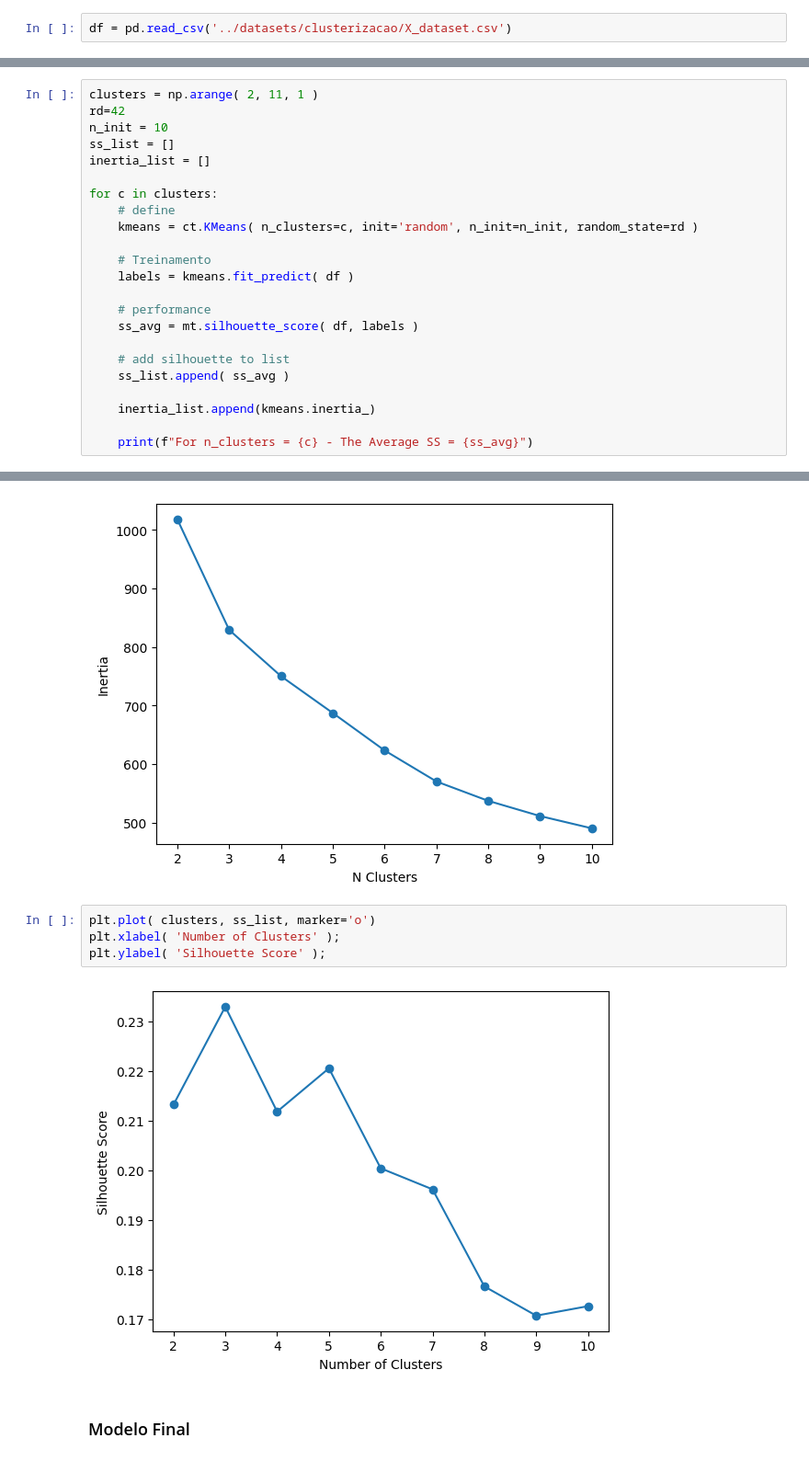
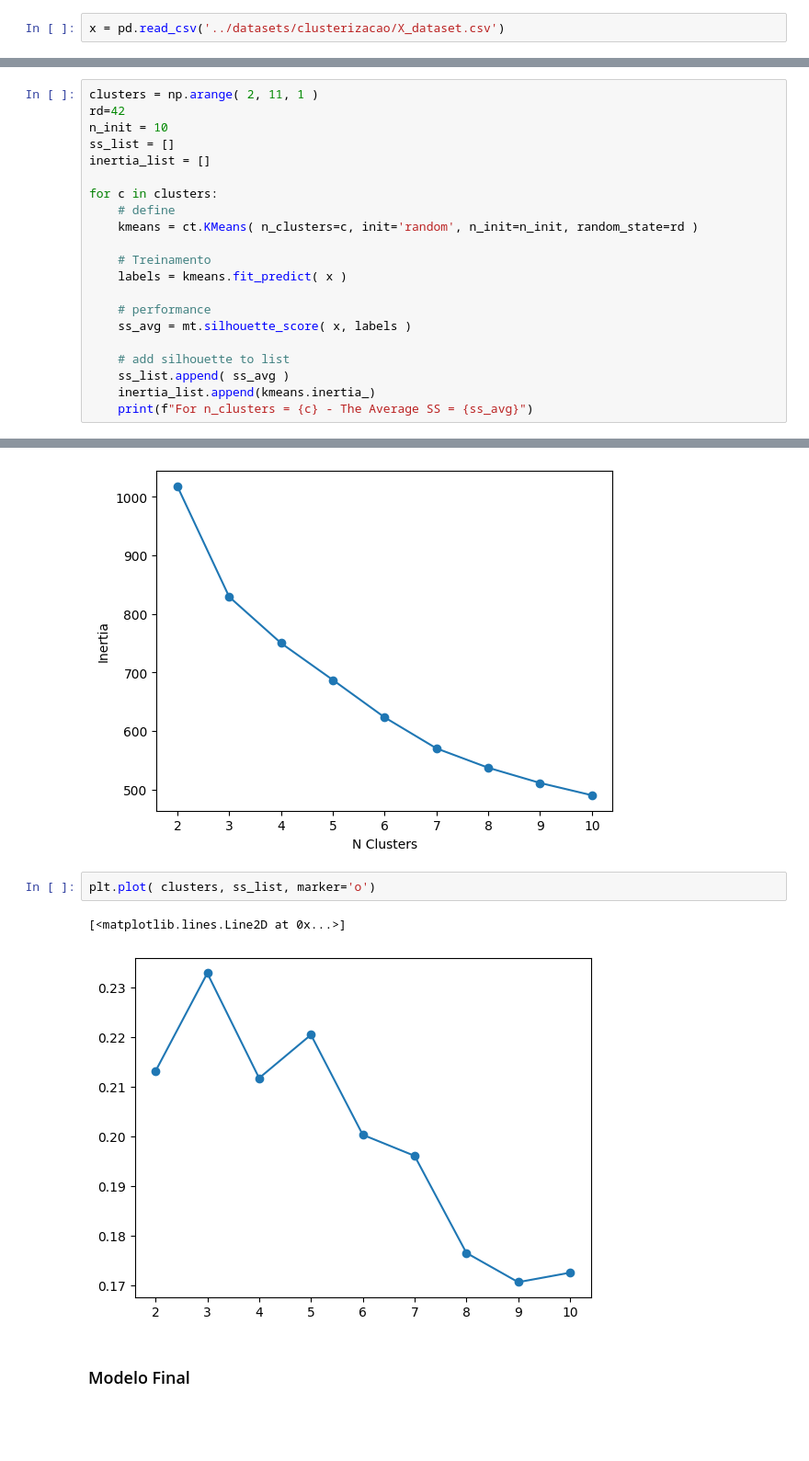
Before and after one commit to alexandrerss/data_money, a Jupyter notebook: clusterizacao/kmeans.ipynb, the cells around one changed output, grey strips where cells are left out. Shown at 92% size. Saved outputs shown, nothing was run; the diff lists cells and outputs as text; blank space fills up the shorter version.

Commit message:
Atualização Readme e Alg de Clusterização

```diff
--- a/clusterizacao/kmeans.ipynb
+++ b/clusterizacao/kmeans.ipynb
@@ -15,7 +15,7 @@ warnings.filterwarnings("ignore")
 # %% [markdown]
 ### Importar bases de dados
 # %%
-df = pd.read_csv('../datasets/clusterizacao/X_dataset.csv')
+x = pd.read_csv('../datasets/clusterizacao/X_dataset.csv')
 # %% [markdown]
 ### ELBOW METHOD
 # %%
@@ -30,16 +30,14 @@ for c in clusters:
     kmeans = ct.KMeans( n_clusters=c, init='random', n_init=n_init, random_state=rd )
 
     # Treinamento
-    labels = kmeans.fit_predict( df )
+    labels = kmeans.fit_predict( x )
 
     # performance
-    ss_avg = mt.silhouette_score( df, labels )
+    ss_avg = mt.silhouette_score( x, labels )
 
     # add silhouette to list
     ss_list.append( ss_avg )
-
     inertia_list.append(kmeans.inertia_)
-
     print(f"For n_clusters = {c} - The Average SS = {ss_avg}")
 # %% [output]
   File "c:\Users\alexa\AppData\Local\Programs\Python\Python312\Lib\site-packages\joblib\externals\loky\backend\context.py", line 282, in _count_physical_cores
@@ -62,10 +60,9 @@ plt.show()
 [figure]
 # %%
 plt.plot( clusters, ss_list, marker='o')
-plt.xlabel( 'Number of Clusters' );
-plt.ylabel( 'Silhouette Score' );
 # %% [output]
+[<matplotlib.lines.Line2D at 0x...>]
-[figure, old version]
+[figure, new version]
 # %% [markdown]
 ### Modelo Final
 # %%
```
Also changed, not shown: parts of 2 cells of this notebook, 2 other files.
